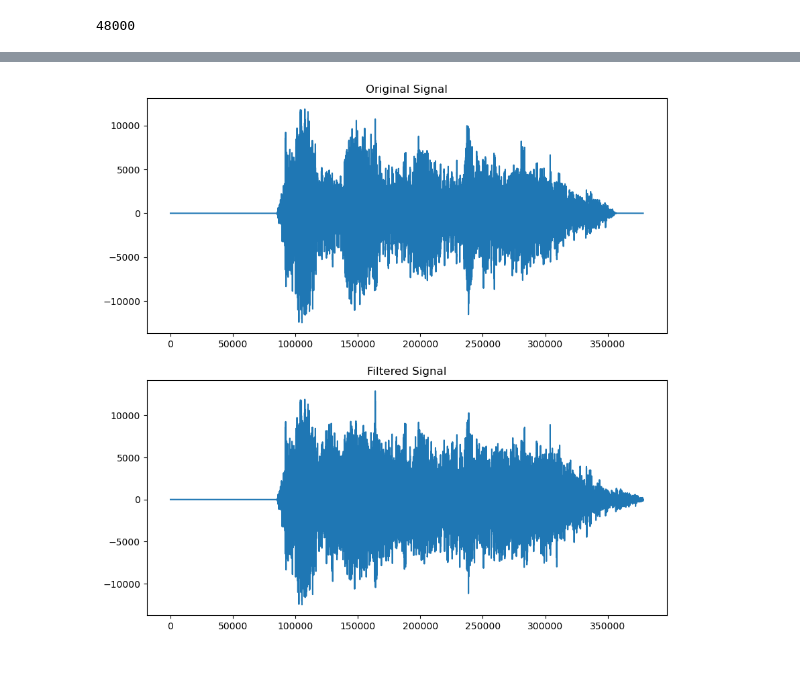
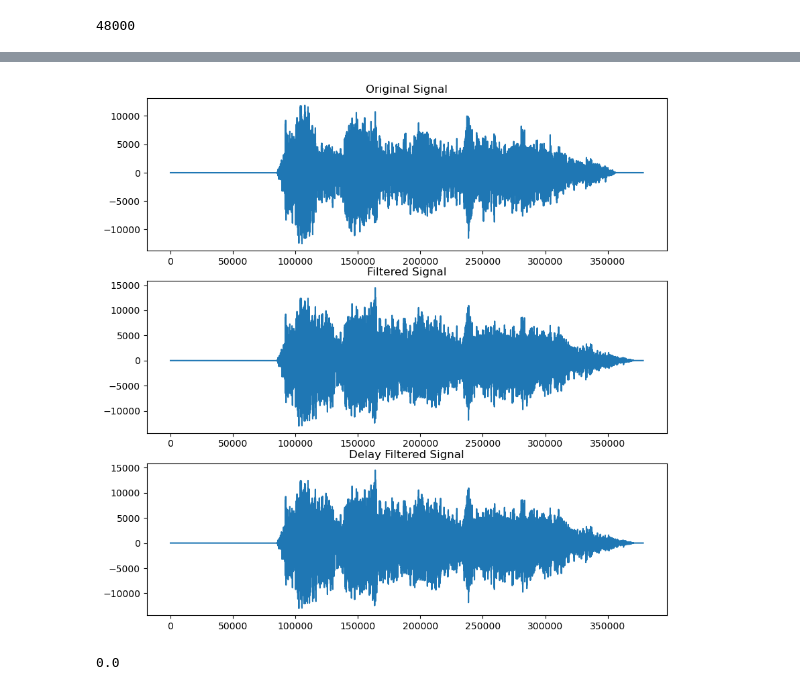
Before and after one commit to Dorin-D/m2-paris-saclay, a Jupyter notebook: Signal_Processing/lab_2/fir_delay.ipynb, the cells around one changed output, grey strips where cells are left out. Cells and saved outputs as stored; diff of their text form; code cells hidden in the pictures.

```diff
--- a/Signal_Processing/lab_2/fir_delay.ipynb
+++ b/Signal_Processing/lab_2/fir_delay.ipynb
@@ -38,0 +29,5 @@ attenuation = 0.5
+# %%
+dirac = np.zeros(frame_delay)
+dirac[0] = 1
+
+filtered_dirac = delay_filter(dirac, attenuation, frame_delay)
@@ -38,0 +45,8 @@ attenuation = 0.5
+# %%
+def fir(signal, impulse_response):
+    """
+    -----------
+    """
+    signal_padded = np.pad(signal, (len(impulse_response)-1, 0), 'constant', constant_values=(0, 0))
+    new_signal = np.convolve(signal_padded, impulse_response, mode='valid')
+    return new_signal
@@ -38,0 +57,2 @@ attenuation = 0.5
+# %%
+new_signal = fir(signal, filtered_dirac)
@@ -39,2 +80,2 @@ attenuation = 0.5
 # %%
-new_signal = fir_filter(signal, attenuation, frame_delay)
+delay_filter_signal = delay_filter(signal, attenuation, frame_delay)
@@ -43,13 +82,19 @@ impulse_response_new_signal = fir_filter_impulse_response(signal, attenuation, f
 # %%
 #plot side by side
-fig, axs = plt.subplots(2, 1, figsize=(10, 10))
+fig, axs = plt.subplots(3, 1, figsize=(10, 10))
 axs[0].plot(signal)
 axs[0].set_title('Original Signal')
 axs[1].plot(new_signal)
 axs[1].set_title('Filtered Signal')
+axs[2].plot(delay_filter_signal)
+axs[2].set_title('Delay Filtered Signal')
 plt.show()
 # %% [output]
-[figure, old version]
+[figure, new version]
+# %%
+(new_signal - delay_filter_signal).sum()
+# %% [output]
+0.0
 # %%
 #play the signal
 from IPython.display import Audio
```
Also changed, not shown: parts of 9 cells of this notebook, 32 other files.
